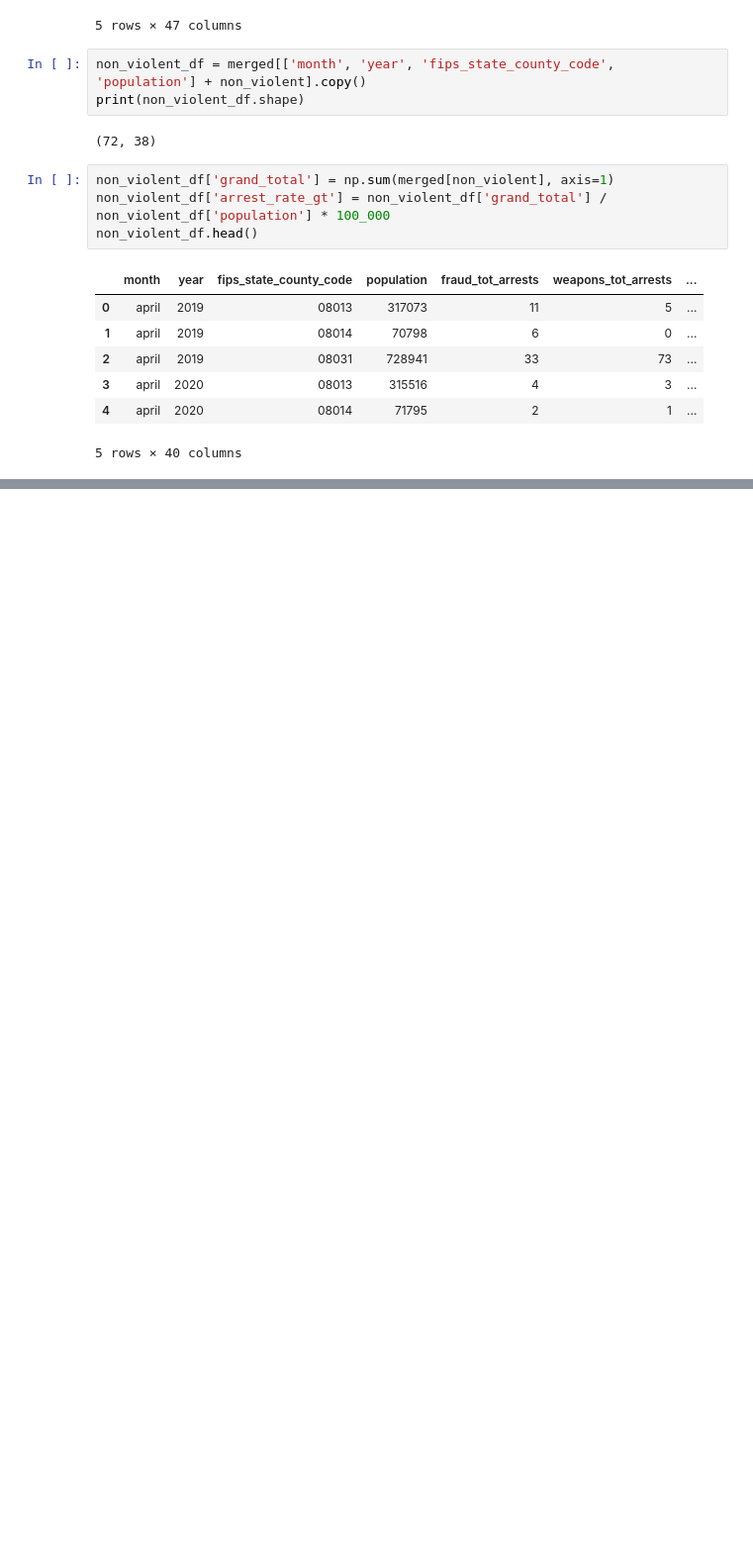
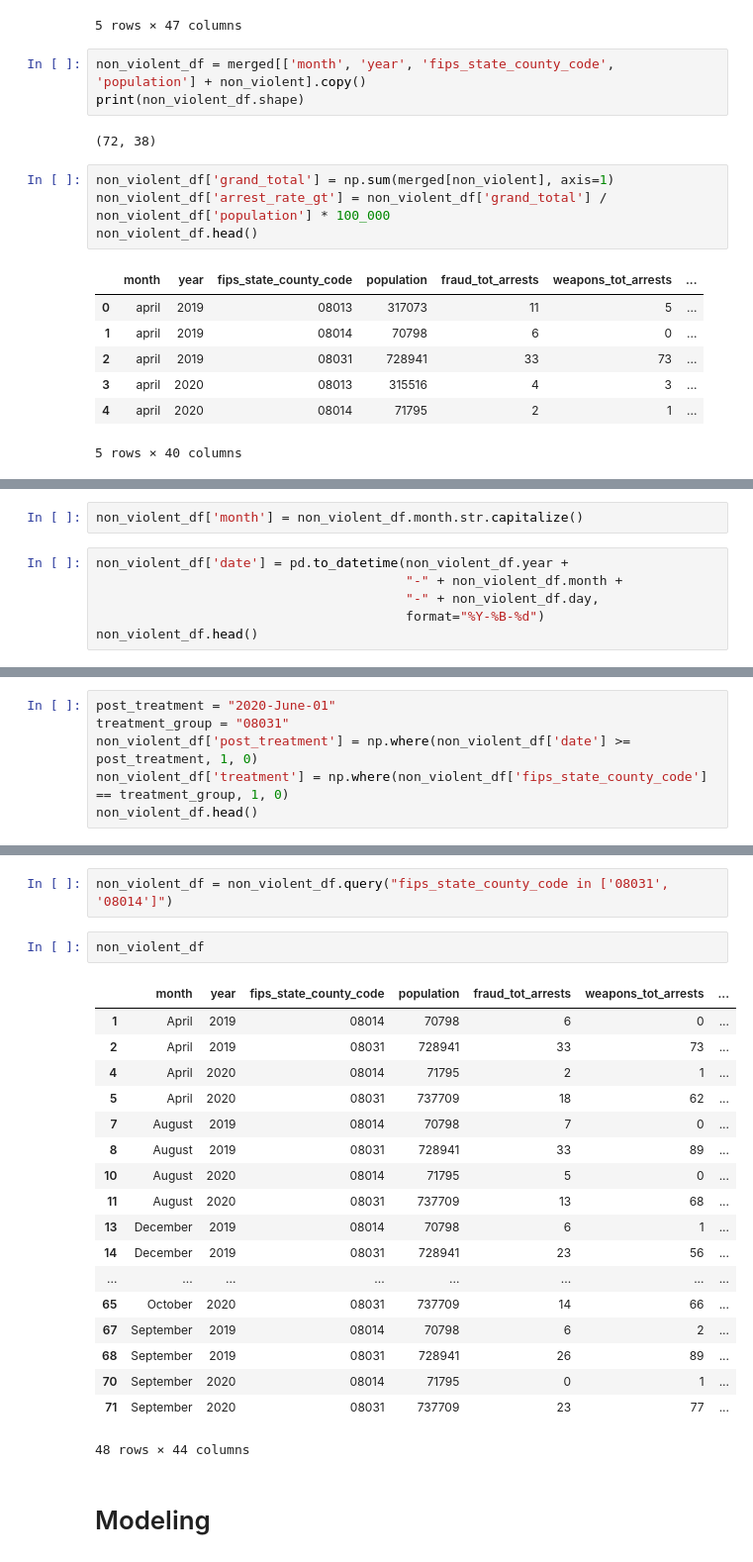
Before and after one commit to MIDS-at-Duke/uds-2022-701-team-5, a Jupyter notebook: 10_code/notebook_1.ipynb, the cells around one changed output, grey strips where cells are left out. Shown at 99% size. Drawn from its saved outputs; the diff is of its cells as text; blank space fills up the shorter version.

Commit message:
first model

```diff
--- a/10_code/notebook_1.ipynb
+++ b/10_code/notebook_1.ipynb
@@ -177,0 +182,8 @@ non_violent_df.head()
+# %%
+non_violent_df['month'] = non_violent_df.month.str.capitalize()
+# %%
+non_violent_df['date'] = pd.to_datetime(non_violent_df.year +
+                                        "-" + non_violent_df.month +
+                                        "-" + non_violent_df.day,
+                                        format="%Y-%B-%d")
+non_violent_df.head()
@@ -177,0 +198,6 @@ non_violent_df.head()
+# %%
+post_treatment = "2020-June-01"
+treatment_group = "08031"
+non_violent_df['post_treatment'] = np.where(non_violent_df['date'] >= post_treatment, 1, 0)
+non_violent_df['treatment'] = np.where(non_violent_df['fips_state_county_code'] == treatment_group, 1, 0)
+non_violent_df.head()
@@ -177,0 +212,25 @@ non_violent_df.head()
+# %%
+non_violent_df = non_violent_df.query("fips_state_county_code in ['08031', '08014']")
+# %%
+non_violent_df
+# %% [output]
+|  | month | year | fips_state_county_code | population | fraud_tot_arrests | weapons_tot_arrests | ... |
+| 1 | April | 2019 | 08014 | 70798 | 6 | 0 | ... |
+| 2 | April | 2019 | 08031 | 728941 | 33 | 73 | ... |
+| 4 | April | 2020 | 08014 | 71795 | 2 | 1 | ... |
+| 5 | April | 2020 | 08031 | 737709 | 18 | 62 | ... |
+| 7 | August | 2019 | 08014 | 70798 | 7 | 0 | ... |
+| 8 | August | 2019 | 08031 | 728941 | 33 | 89 | ... |
+| 10 | August | 2020 | 08014 | 71795 | 5 | 0 | ... |
+| 11 | August | 2020 | 08031 | 737709 | 13 | 68 | ... |
+| 13 | December | 2019 | 08014 | 70798 | 6 | 1 | ... |
+| 14 | December | 2019 | 08031 | 728941 | 23 | 56 | ... |
+| ... | ... | ... | ... | ... | ... | ... | ... |
+| 65 | October | 2020 | 08031 | 737709 | 14 | 66 | ... |
+| 67 | September | 2019 | 08014 | 70798 | 6 | 2 | ... |
+| 68 | September | 2019 | 08031 | 728941 | 26 | 89 | ... |
+| 70 | September | 2020 | 08014 | 71795 | 0 | 1 | ... |
+| 71 | September | 2020 | 08031 | 737709 | 23 | 77 | ... |
+48 rows × 44 columns
+# %% [markdown]
+# Modeling
```
Also changed, not shown: parts of 5 cells of this notebook.
